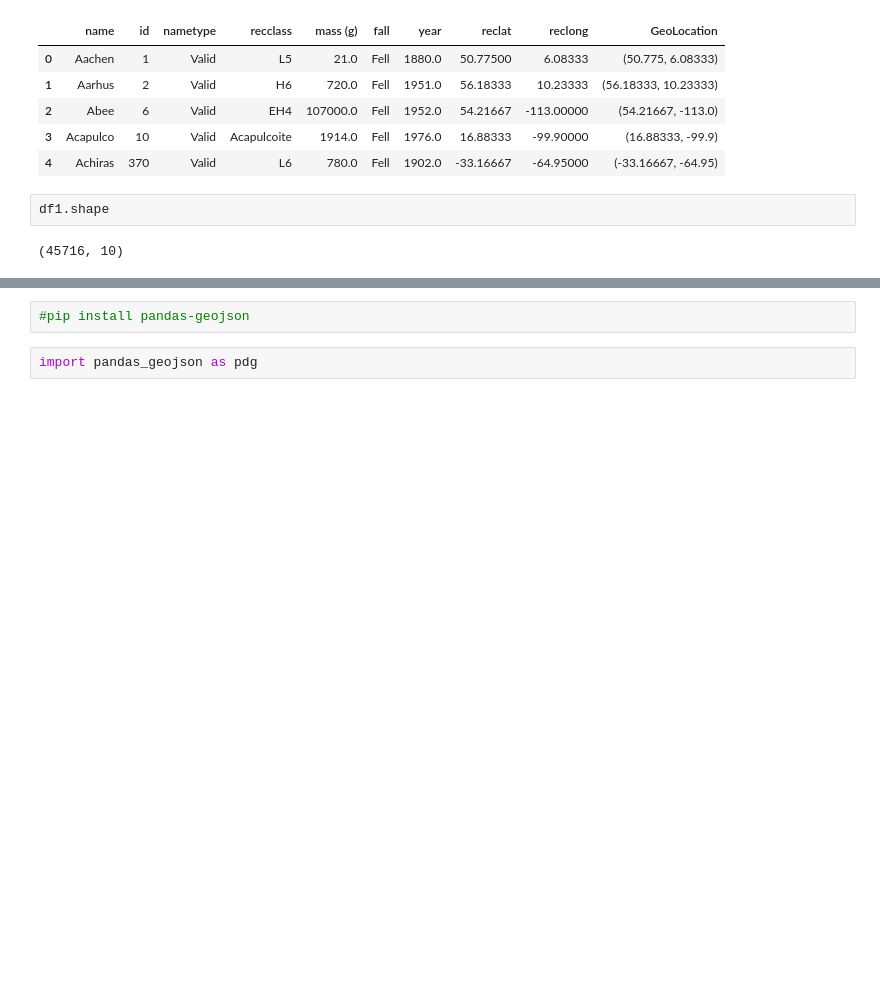
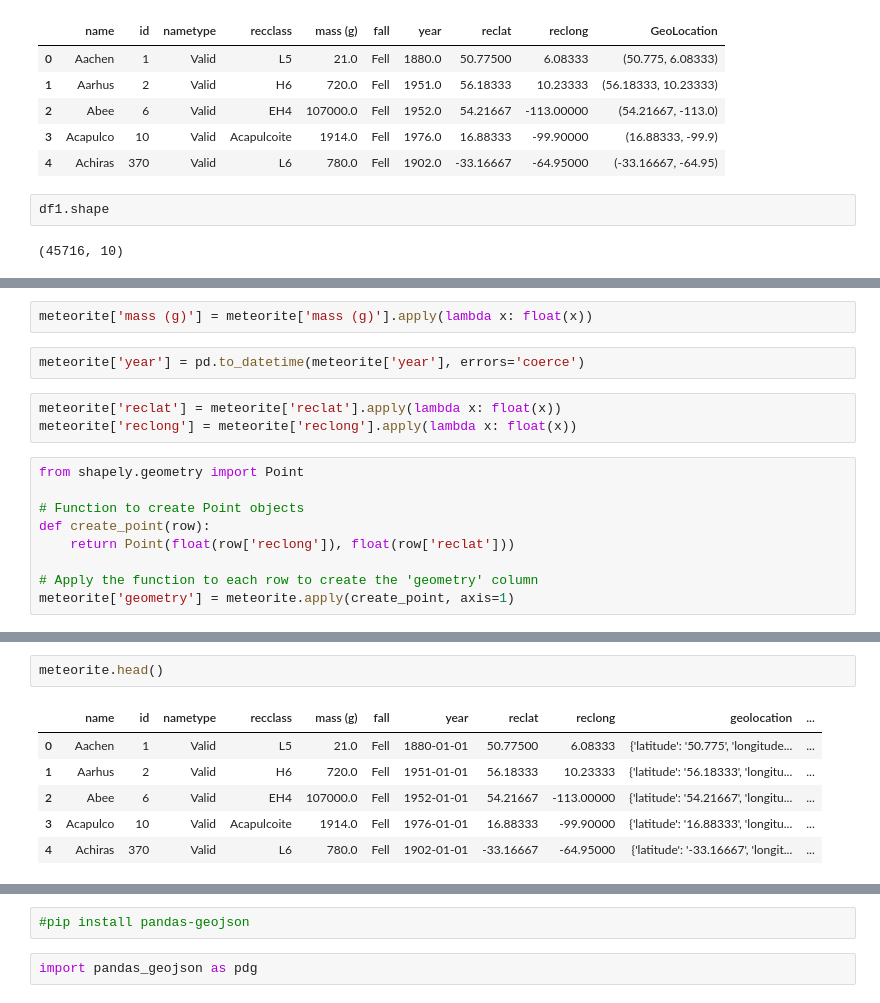
Before and after one commit to alecfei/meteorite-landing, a Jupyter notebook: Meteorite landing.ipynb, the cells around one changed output, grey strips where cells are left out. Saved outputs shown, nothing was run; the diff lists cells and outputs as text; blank space fills up the shorter version.

```diff
--- a/Meteorite landing.ipynb
+++ b/Meteorite landing.ipynb
@@ -243,0 +258,16 @@ meteorite.dropna(inplace=True)
+# %%
+meteorite['mass (g)'] = meteorite['mass (g)'].apply(lambda x: float(x))
+# %%
+meteorite['year'] = pd.to_datetime(meteorite['year'], errors='coerce')
+# %%
+meteorite['reclat'] = meteorite['reclat'].apply(lambda x: float(x))
+meteorite['reclong'] = meteorite['reclong'].apply(lambda x: float(x))
+# %%
+from shapely.geometry import Point
+
+# Function to create Point objects
+def create_point(row):
+    return Point(float(row['reclong']), float(row['reclat']))
+
+# Apply the function to each row to create the 'geometry' column
+meteorite['geometry'] = meteorite.apply(create_point, axis=1)
@@ -243,0 +289,9 @@ meteorite.dropna(inplace=True)
+# %%
+meteorite.head()
+# %% [output]
+|  | name | id | nametype | recclass | mass (g) | fall | year | reclat | reclong | geolocation | ... |
+| 0 | Aachen | 1 | Valid | L5 | 21.0 | Fell | 1880-01-01 | 50.77500 | 6.08333 | {'latitude': '50.775', 'longitude... | ... |
+| 1 | Aarhus | 2 | Valid | H6 | 720.0 | Fell | 1951-01-01 | 56.18333 | 10.23333 | {'latitude': '56.18333', 'longitu... | ... |
+| 2 | Abee | 6 | Valid | EH4 | 107000.0 | Fell | 1952-01-01 | 54.21667 | -113.00000 | {'latitude': '54.21667', 'longitu... | ... |
+| 3 | Acapulco | 10 | Valid | Acapulcoite | 1914.0 | Fell | 1976-01-01 | 16.88333 | -99.90000 | {'latitude': '16.88333', 'longitu... | ... |
+| 4 | Achiras | 370 | Valid | L6 | 780.0 | Fell | 1902-01-01 | -33.16667 | -64.95000 | {'latitude': '-33.16667', 'longit... | ... |
```
Also changed, not shown: parts of 54 cells of this notebook, 42 other files.
